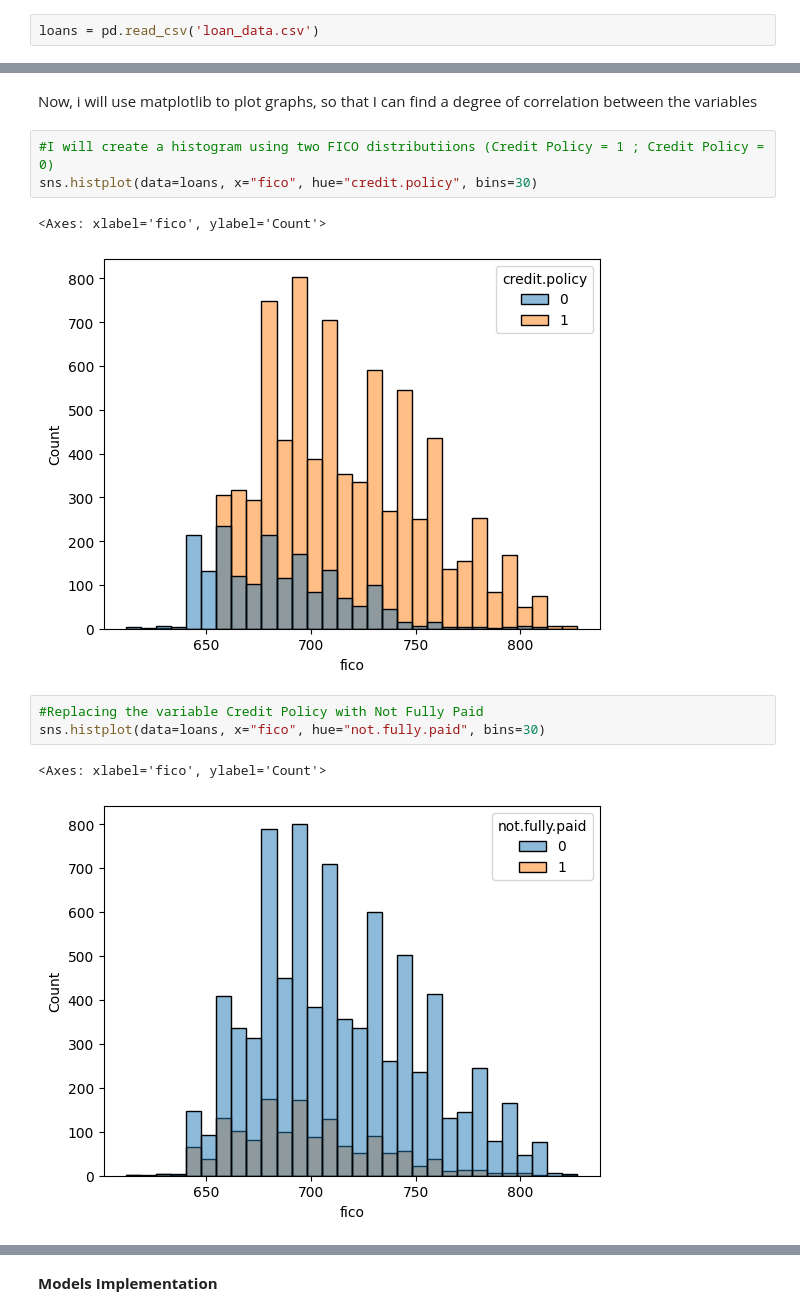
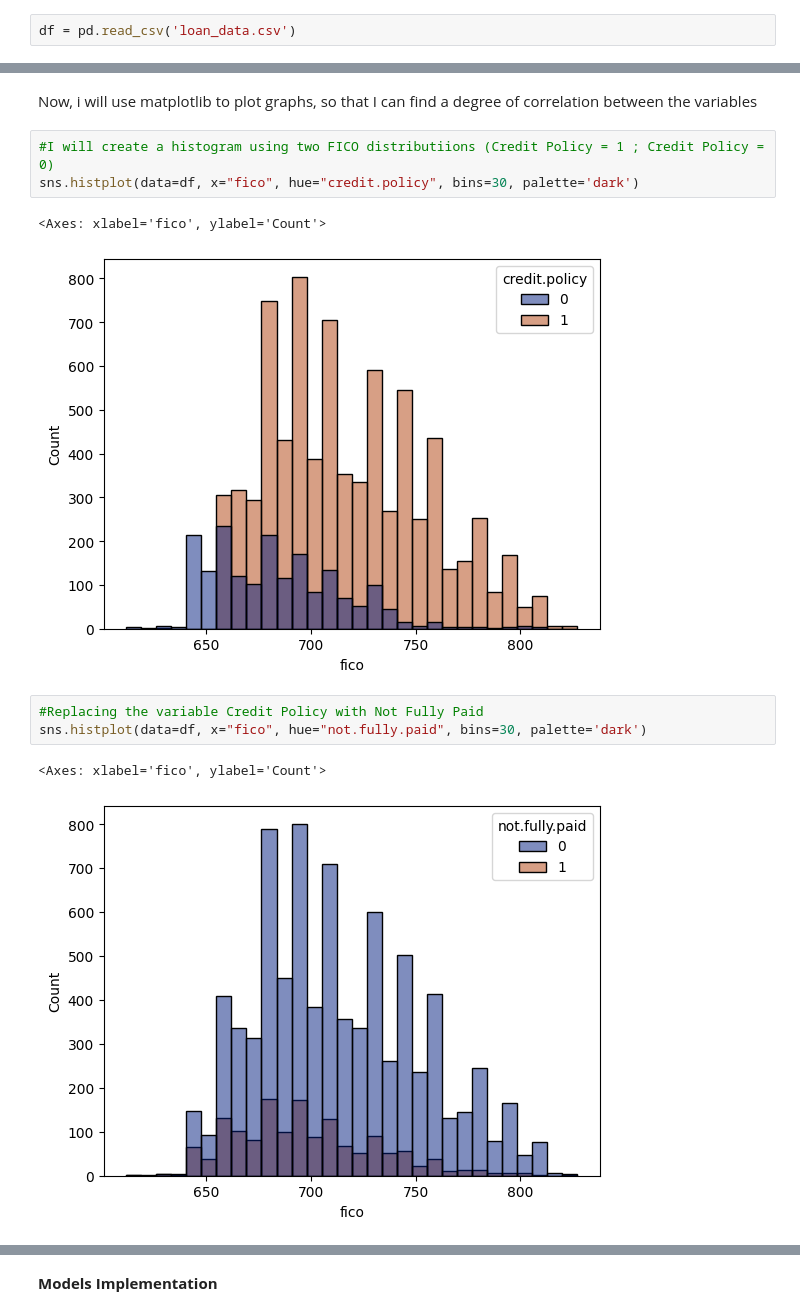
Before and after one commit to pedro-nunesm/Random-Forests-Model-x-Decision-Tree-Classifier-on-LendingClub-Dataset, a Jupyter notebook: index.ipynb, the cells around one changed output, grey strips where cells are left out. Cells and saved outputs as stored; diff of their text form.

```diff
--- a/index.ipynb
+++ b/index.ipynb
@@ -14,2 +14,2 @@ from sklearn.ensemble import RandomForestClassifier
 # %%
-loans = pd.read_csv('loan_data.csv')
+df = pd.read_csv('loan_data.csv')
@@ -60,16 +62,16 @@ loans.describe()
 Now, i will use matplotlib to plot graphs, so that I can find a degree of correlation between the variables
 # %%
 #I will create a histogram using two FICO distributiions (Credit Policy = 1 ; Credit Policy = 0)
-sns.histplot(data=loans, x="fico", hue="credit.policy", bins=30)
+sns.histplot(data=df, x="fico", hue="credit.policy", bins=30, palette='dark')
 # %% [output]
 <Axes: xlabel='fico', ylabel='Count'>
-[figure, old version]
+[figure, new version]
 # %%
 #Replacing the variable Credit Policy with Not Fully Paid
-sns.histplot(data=loans, x="fico", hue="not.fully.paid", bins=30)
+sns.histplot(data=df, x="fico", hue="not.fully.paid", bins=30, palette='dark')
 # %% [output]
 <Axes: xlabel='fico', ylabel='Count'>
-[figure, old version]
+[figure, new version]
 # %%
 #Countplot using the loans count by purpose and not fully paid situation
 fig, ax = plt.subplots(figsize=(20, 8))
```
Also changed, not shown: parts of 18 cells of this notebook, 5 other files.
